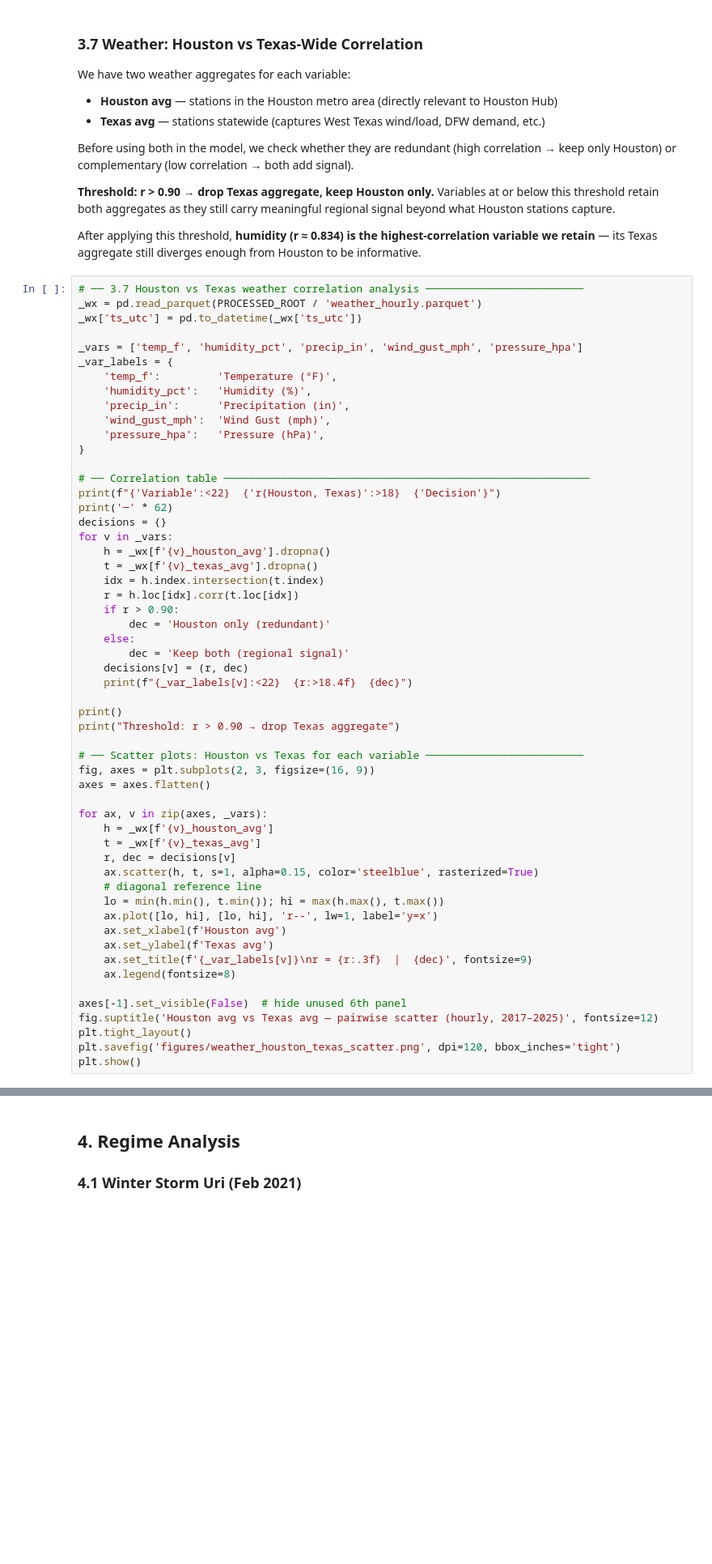
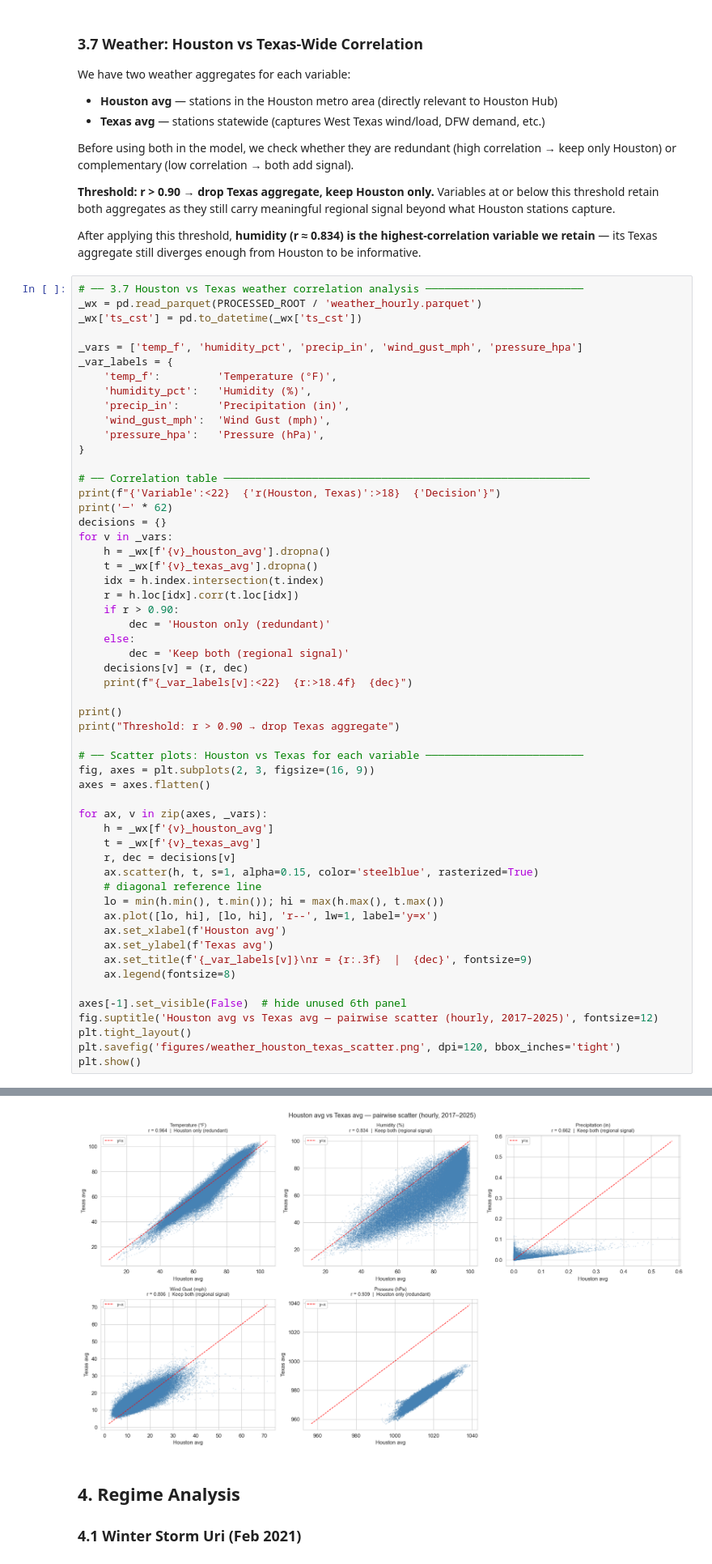
Before and after one commit to Erdos-Projects/spring-2026-electricity-TX, a Jupyter notebook: eda.ipynb, the cells around one changed output, grey strips where cells are left out. Shown at 81% size. Saved outputs shown, nothing was run; the diff lists cells and outputs as text; blank space fills up the shorter version.

```diff
--- a/eda.ipynb
+++ b/eda.ipynb
@@ -780,7 +789,7 @@ After applying this threshold, **humidity (r ≈ 0.834) is the highest-correlati
 # %%
 # ── 3.7 Houston vs Texas weather correlation analysis ─────────────────────────
 _wx = pd.read_parquet(PROCESSED_ROOT / 'weather_hourly.parquet')
-_wx['ts_utc'] = pd.to_datetime(_wx['ts_utc'])
+_wx['ts_cst'] = pd.to_datetime(_wx['ts_cst'])
 
 _vars = ['temp_f', 'humidity_pct', 'precip_in', 'wind_gust_mph', 'pressure_hpa']
 _var_labels = {
@@ -832,3 +841,4 @@ fig.suptitle('Houston avg vs Texas avg — pairwise scatter (hourly, 2017–2025
 plt.tight_layout()
 plt.savefig('figures/weather_houston_texas_scatter.png', dpi=120, bbox_inches='tight')
 plt.show()
+# %% [output]
@@ -835,3 +854,4 @@ plt.show()
+[figure, added]
 # %% [markdown]
 ## 4. Regime Analysis
 
```
Also changed, not shown: parts of 19 cells of this notebook, 2 other files.
